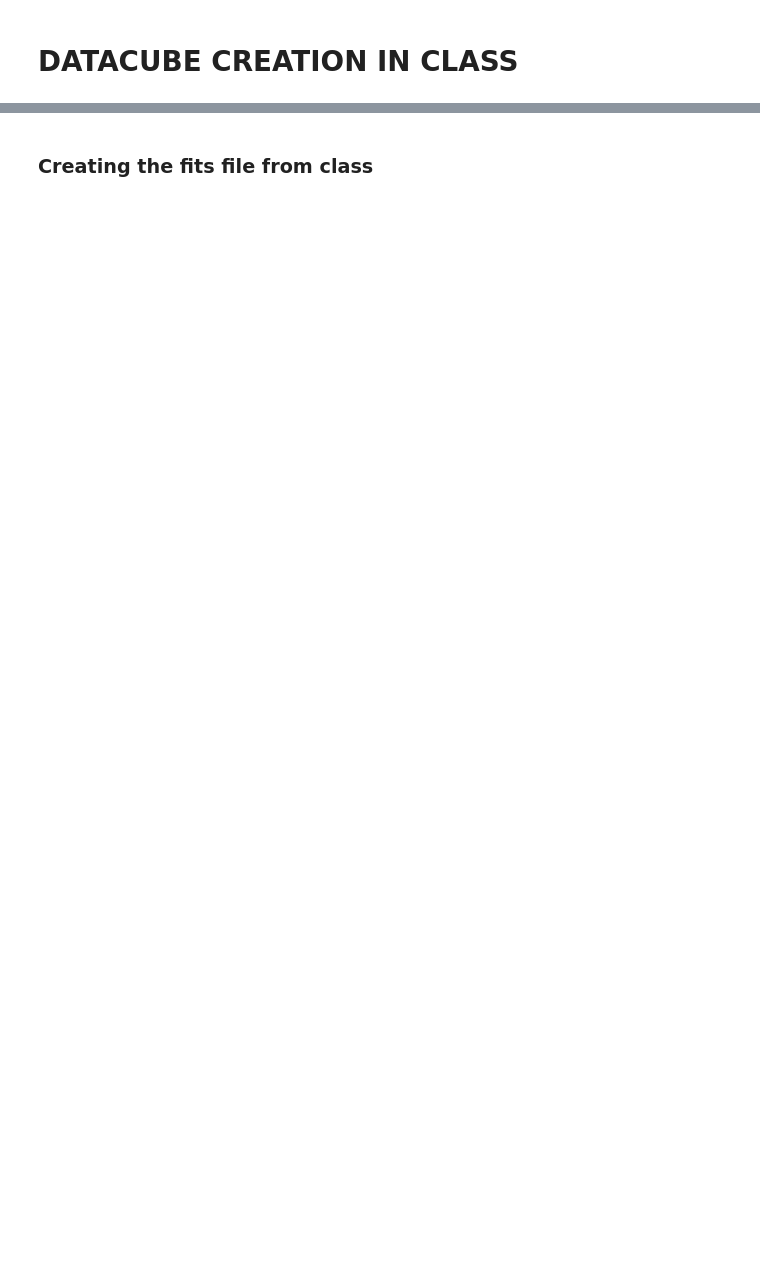
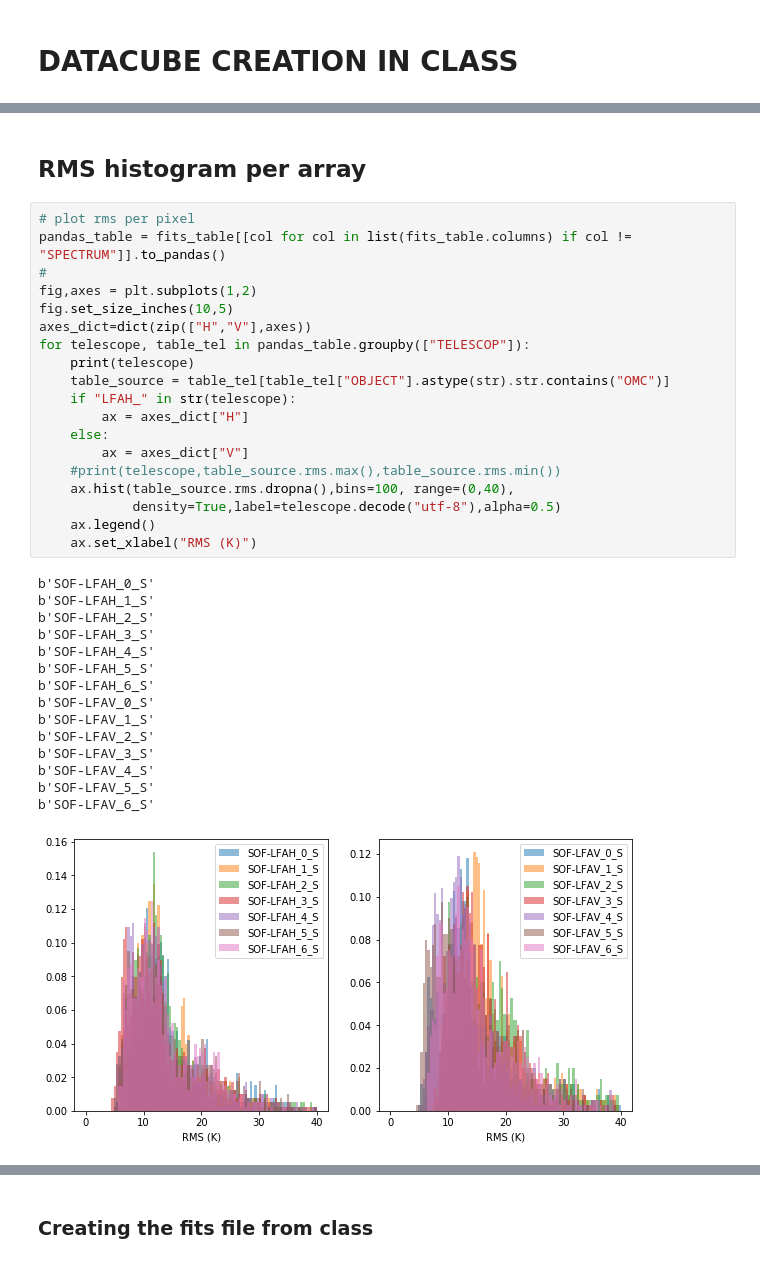
Before and after one commit to KOSMAsubmm/GREAT_data_reduction_notebook, a Jupyter notebook: GREAT_data_reduction_April_21_2023.ipynb, the cells around one changed output, grey strips where cells are left out. Drawn from its saved outputs; the diff is of its cells as text; blank space fills up the shorter version.

```diff
--- a/GREAT_data_reduction_April_21_2023.ipynb
+++ b/GREAT_data_reduction_April_21_2023.ipynb
@@ -751,0 +888,37 @@ output=RunClassScript(cmd)
+# %% [markdown]
+## RMS histogram per array
+# %%
+# plot rms per pixel
+pandas_table = fits_table[[col for col in list(fits_table.columns) if col != "SPECTRUM"]].to_pandas()
+#
+fig,axes = plt.subplots(1,2)
+fig.set_size_inches(10,5)
+axes_dict=dict(zip(["H","V"],axes))
+for telescope, table_tel in pandas_table.groupby(["TELESCOP"]):
+    print(telescope)
+    table_source = table_tel[table_tel["OBJECT"].astype(str).str.contains("OMC")]
+    if "LFAH_" in str(telescope):
+        ax = axes_dict["H"]
+    else:
+        ax = axes_dict["V"]
+    #print(telescope,table_source.rms.max(),table_source.rms.min())
+    ax.hist(table_source.rms.dropna(),bins=100, range=(0,40),
+            density=True,label=telescope.decode("utf-8"),alpha=0.5)
+    ax.legend()
+    ax.set_xlabel("RMS (K)")
+# %% [output]
+b'SOF-LFAH_0_S'
+b'SOF-LFAH_1_S'
+b'SOF-LFAH_2_S'
+b'SOF-LFAH_3_S'
+b'SOF-LFAH_4_S'
+b'SOF-LFAH_5_S'
+b'SOF-LFAH_6_S'
+b'SOF-LFAV_0_S'
+b'SOF-LFAV_1_S'
+b'SOF-LFAV_2_S'
+b'SOF-LFAV_3_S'
+b'SOF-LFAV_4_S'
+b'SOF-LFAV_5_S'
+b'SOF-LFAV_6_S'
+[figure, added]
```
Also changed, not shown: parts of 74 cells of this notebook.
